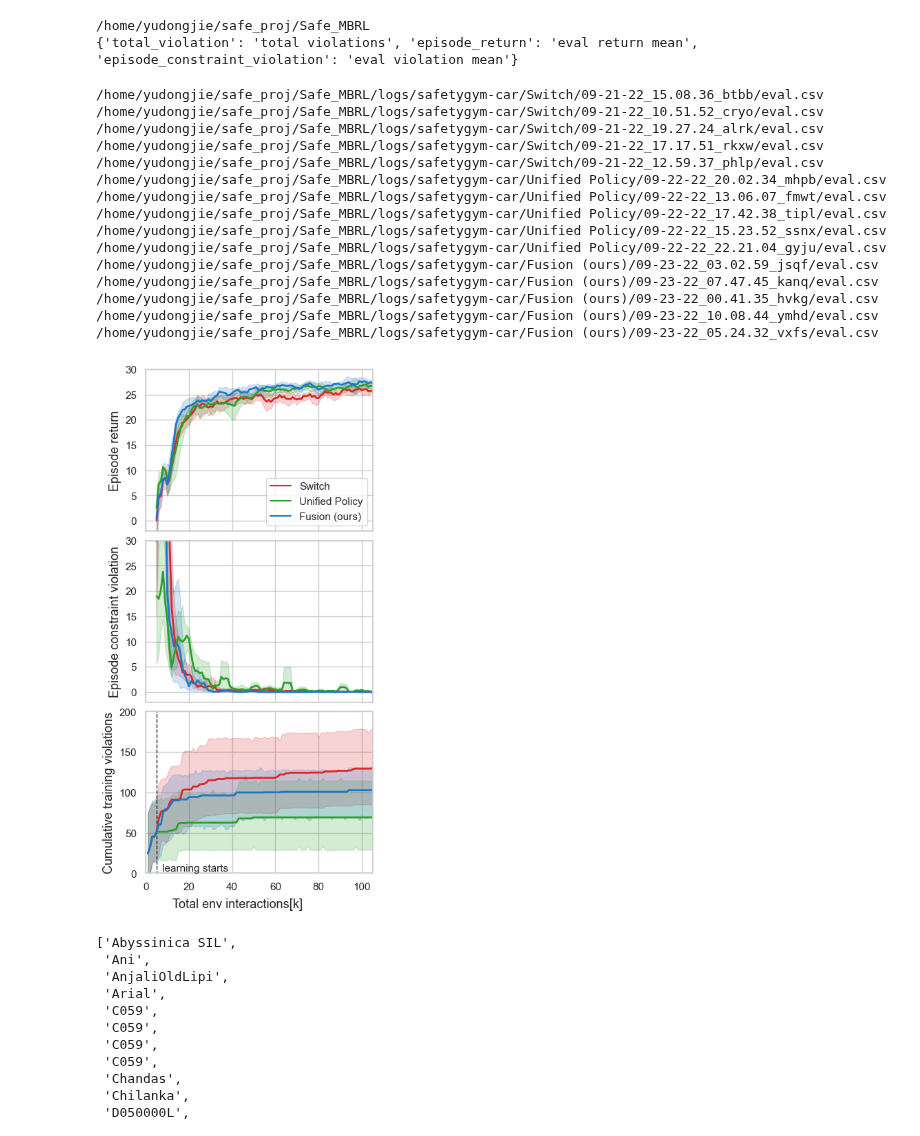
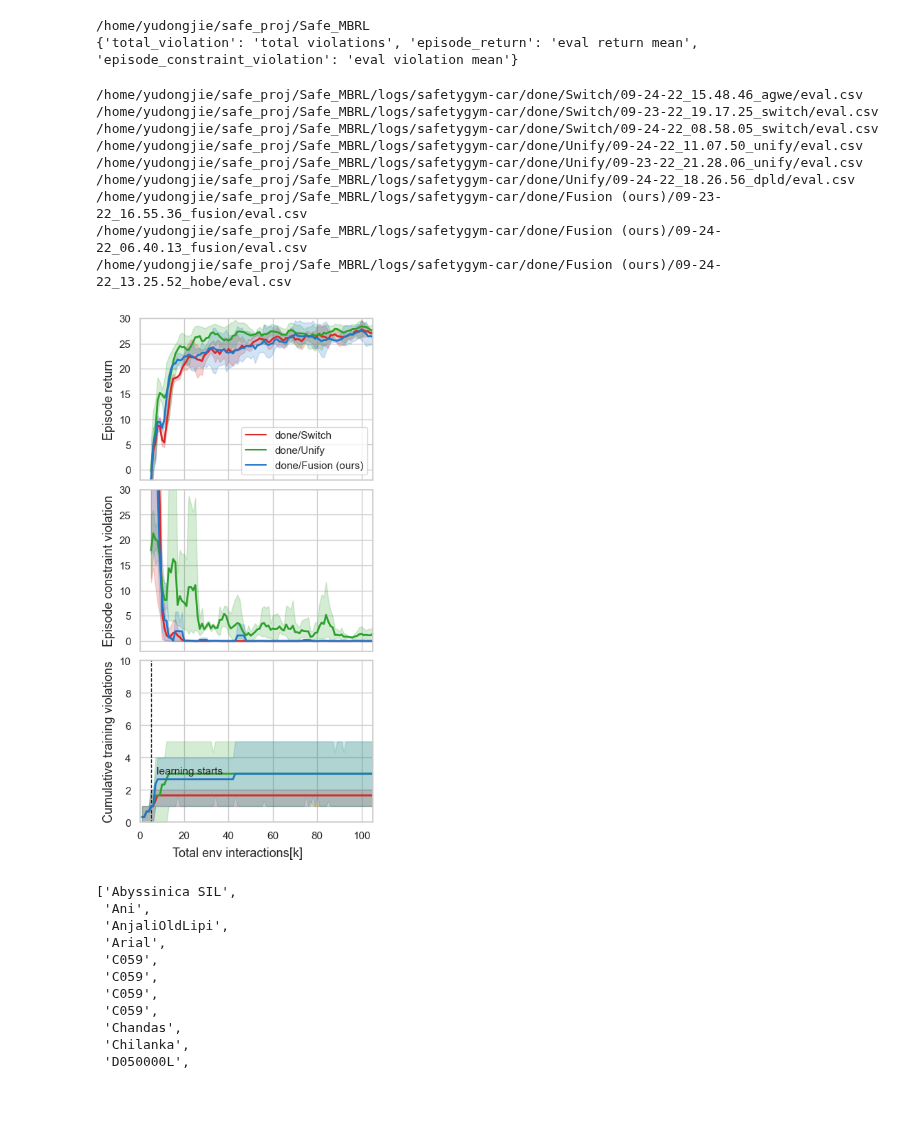
Before and after one commit to ManUtdMoon/Distributional-Reachability-Policy-Optimization, a Jupyter notebook: src/viz_curves.ipynb, the cells around one changed output. Saved outputs shown, nothing was run; the diff lists cells and outputs as text; code cells hidden in the pictures; blank space fills up the shorter version.

```diff
--- a/src/viz_curves.ipynb
+++ b/src/viz_curves.ipynb
@@ -86,7 +86,7 @@ ylim_dict = {
         'cartpole-move': [-2, 20]
     },
     'total_violation': {
-        'safetygym-car': [0, 200],
+        'safetygym-car': [0, 10],
     }
 }
 
@@ -157,7 +157,7 @@ print(tag2csv_col)
 # %%
 def help_func():
     tag2plot = ['episode_return', 'episode_constraint_violation', 'total_violation']
-    alg_list = ['Switch', 'Unified Policy', 'Fusion (ours)']
+    alg_list = ['done/Switch', 'done/Unify', 'done/Fusion (ours)']
     result_dir = PROJ_DIR / 'logs'
     return tag2plot, alg_list, result_dir
 
@@ -257,49 +257,43 @@ def plot_eval_results_of_all_alg_n_runs(task):
             y=tag,
             hue="algorithm",
             data=total_eval_df if is_eval_metric(tag) else total_train_df,
             ax=axes[i],
             linewidth=2,
             # errorbar='sd'
         )
         axes[i].set_xlabel("")
         axes[i].set_ylabel(tag_name_dict[tag], fontsize=fontsize)
         ylim_range = ylim_dict[tag].get(task, None)
         if ylim_range:
             axes[i].set_ylim(ylim_range)
         axes[i].set_xlim(xlim_dict[task])
 
         handles, labels = axes[i].get_legend_handles_labels()
         axes[i].legend()
         if i != 0:
             axes[i].get_legend().remove()
         axes[i].tick_params(labelsize=fontsize-2)
 
     if (PROJ_DIR / 'viz_curves').is_dir():
         pass
     else:
         (PROJ_DIR / 'viz_curves').mkdir()
     plt.savefig(str(PROJ_DIR)+'/viz_curves/'+task+'.pdf', bbox_inches='tight', dpi=300.0)
 
 
 plot_eval_results_of_all_alg_n_runs('safetygym-car')
 #
 # %% [output]
-/home/yudongjie/safe_proj/Safe_MBRL/logs/safetygym-car/Switch/09-21-22_15.08.36_btbb/eval.csv
-/home/yudongjie/safe_proj/Safe_MBRL/logs/safetygym-car/Switch/09-21-22_10.51.52_cryo/eval.csv
-/home/yudongjie/safe_proj/Safe_MBRL/logs/safetygym-car/Switch/09-21-22_19.27.24_alrk/eval.csv
-/home/yudongjie/safe_proj/Safe_MBRL/logs/safetygym-car/Switch/09-21-22_17.17.51_rkxw/eval.csv
-/home/yudongjie/safe_proj/Safe_MBRL/logs/safetygym-car/Switch/09-21-22_12.59.37_phlp/eval.csv
-/home/yudongjie/safe_proj/Safe_MBRL/logs/safetygym-car/Unified Policy/09-22-22_20.02.34_mhpb/eval.csv
-/home/yudongjie/safe_proj/Safe_MBRL/logs/safetygym-car/Unified Policy/09-22-22_13.06.07_fmwt/eval.csv
-/home/yudongjie/safe_proj/Safe_MBRL/logs/safetygym-car/Unified Policy/09-22-22_17.42.38_tipl/eval.csv
-/home/yudongjie/safe_proj/Safe_MBRL/logs/safetygym-car/Unified Policy/09-22-22_15.23.52_ssnx/eval.csv
-/home/yudongjie/safe_proj/Safe_MBRL/logs/safetygym-car/Unified Policy/09-22-22_22.21.04_gyju/eval.csv
-/home/yudongjie/safe_proj/Safe_MBRL/logs/safetygym-car/Fusion (ours)/09-23-22_03.02.59_jsqf/eval.csv
-/home/yudongjie/safe_proj/Safe_MBRL/logs/safetygym-car/Fusion (ours)/09-23-22_07.47.45_kanq/eval.csv
-/home/yudongjie/safe_proj/Safe_MBRL/logs/safetygym-car/Fusion (ours)/09-23-22_00.41.35_hvkg/eval.csv
-/home/yudongjie/safe_proj/Safe_MBRL/logs/safetygym-car/Fusion (ours)/09-23-22_10.08.44_ymhd/eval.csv
-/home/yudongjie/safe_proj/Safe_MBRL/logs/safetygym-car/Fusion (ours)/09-23-22_05.24.32_vxfs/eval.csv
+/home/yudongjie/safe_proj/Safe_MBRL/logs/safetygym-car/done/Switch/09-24-22_15.48.46_agwe/eval.csv
+/home/yudongjie/safe_proj/Safe_MBRL/logs/safetygym-car/done/Switch/09-23-22_19.17.25_switch/eval.csv
+/home/yudongjie/safe_proj/Safe_MBRL/logs/safetygym-car/done/Switch/09-24-22_08.58.05_switch/eval.csv
+/home/yudongjie/safe_proj/Safe_MBRL/logs/safetygym-car/done/Unify/09-24-22_11.07.50_unify/eval.csv
+/home/yudongjie/safe_proj/Safe_MBRL/logs/safetygym-car/done/Unify/09-23-22_21.28.06_unify/eval.csv
+/home/yudongjie/safe_proj/Safe_MBRL/logs/safetygym-car/done/Unify/09-24-22_18.26.56_dpld/eval.csv
+/home/yudongjie/safe_proj/Safe_MBRL/logs/safetygym-car/done/Fusion (ours)/09-23-22_16.55.36_fusion/eval.csv
+/home/yudongjie/safe_proj/Safe_MBRL/logs/safetygym-car/done/Fusion (ours)/09-24-22_06.40.13_fusion/eval.csv
+/home/yudongjie/safe_proj/Safe_MBRL/logs/safetygym-car/done/Fusion (ours)/09-24-22_13.25.52_hobe/eval.csv
-[figure, old version]
+[figure, new version]
 # %%
 all_fonts = sorted([f.name for f in fm.fontManager.ttflist])
 all_fonts
```
Also changed, not shown: 7 other files.
